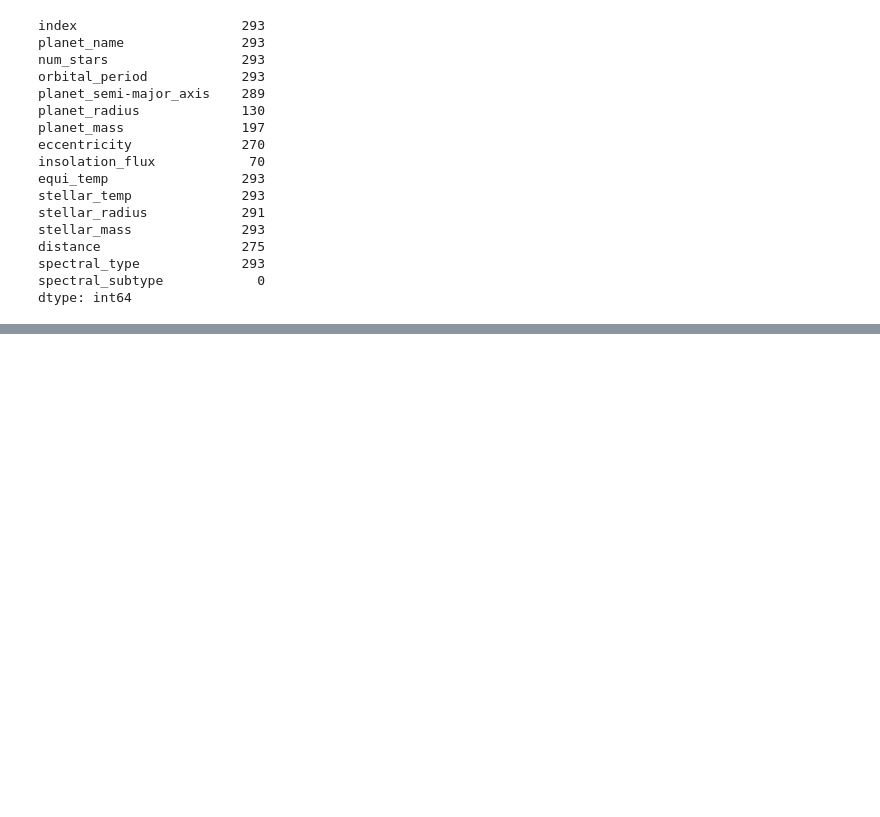
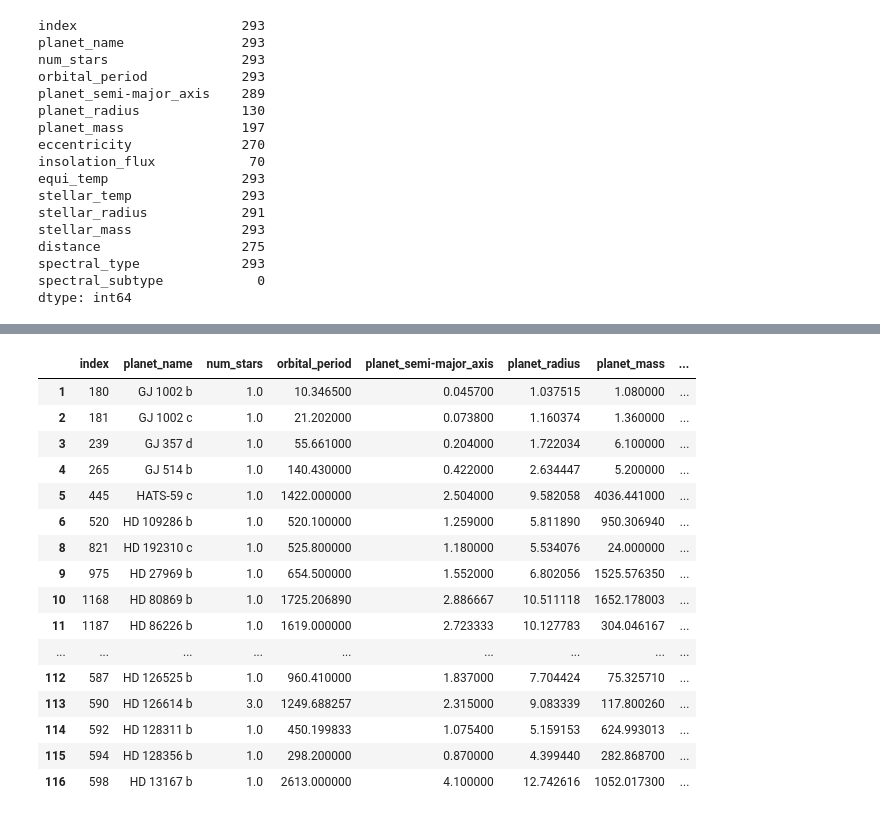
Before and after one commit to brsm3129/HabitablePlanets, a Jupyter notebook: DataCollection.ipynb, the cells around one changed output, grey strips where cells are left out. Cells and saved outputs as stored; diff of their text form; code cells hidden in the pictures; blank space fills up the shorter version.

```diff
--- a/DataCollection.ipynb
+++ b/DataCollection.ipynb
@@ -724,0 +792,29 @@ dtype: int64
+# %%
+#missing_data_indices = nan_rows[nan_rows['planet_radius'].isnull()].index
+
+#x_values_missing = nan_rows.loc[missing_data_indices, 'planet_semi-major_axis'].values.reshape(-1, 1)
+#x_values_missing_poly = poly_features.transform(x_values_missing)
+#y_values_predicted = model.predict(x_values_missing_poly)
+
+
+#nan_rows.loc[missing_data_indices, 'planet_radius'] = y_values_predicted
+
+nan_rows.head(50)
+# %% [output]
+|  | index | planet_name | num_stars | orbital_period | planet_semi-major_axis | planet_radius | planet_mass | ... |
+| 1 | 180 | GJ 1002 b | 1.0 | 10.346500 | 0.045700 | 1.037515 | 1.080000 | ... |
+| 2 | 181 | GJ 1002 c | 1.0 | 21.202000 | 0.073800 | 1.160374 | 1.360000 | ... |
+| 3 | 239 | GJ 357 d | 1.0 | 55.661000 | 0.204000 | 1.722034 | 6.100000 | ... |
+| 4 | 265 | GJ 514 b | 1.0 | 140.430000 | 0.422000 | 2.634447 | 5.200000 | ... |
+| 5 | 445 | HATS-59 c | 1.0 | 1422.000000 | 2.504000 | 9.582058 | 4036.441000 | ... |
+| 6 | 520 | HD 109286 b | 1.0 | 520.100000 | 1.259000 | 5.811890 | 950.306940 | ... |
+| 8 | 821 | HD 192310 c | 1.0 | 525.800000 | 1.180000 | 5.534076 | 24.000000 | ... |
+| 9 | 975 | HD 27969 b | 1.0 | 654.500000 | 1.552000 | 6.802056 | 1525.576350 | ... |
+| 10 | 1168 | HD 80869 b | 1.0 | 1725.206890 | 2.886667 | 10.511118 | 1652.178003 | ... |
+| 11 | 1187 | HD 86226 b | 1.0 | 1619.000000 | 2.723333 | 10.127783 | 304.046167 | ... |
+| ... | ... | ... | ... | ... | ... | ... | ... | ... |
+| 112 | 587 | HD 126525 b | 1.0 | 960.410000 | 1.837000 | 7.704424 | 75.325710 | ... |
+| 113 | 590 | HD 126614 b | 3.0 | 1249.688257 | 2.315000 | 9.083339 | 117.800260 | ... |
+| 114 | 592 | HD 128311 b | 1.0 | 450.199833 | 1.075400 | 5.159153 | 624.993013 | ... |
+| 115 | 594 | HD 128356 b | 1.0 | 298.200000 | 0.870000 | 4.399440 | 282.868700 | ... |
+| 116 | 598 | HD 13167 b | 1.0 | 2613.000000 | 4.100000 | 12.742616 | 1052.017300 | ... |
```
Also changed, not shown: parts of 14 cells of this notebook.
